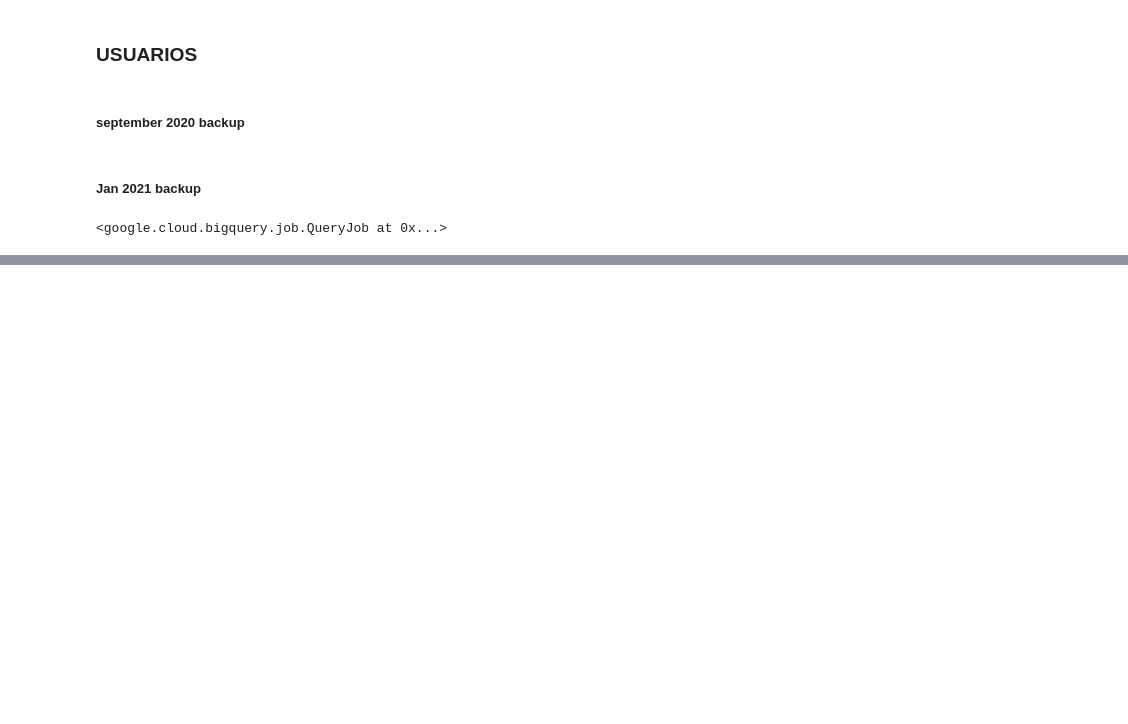
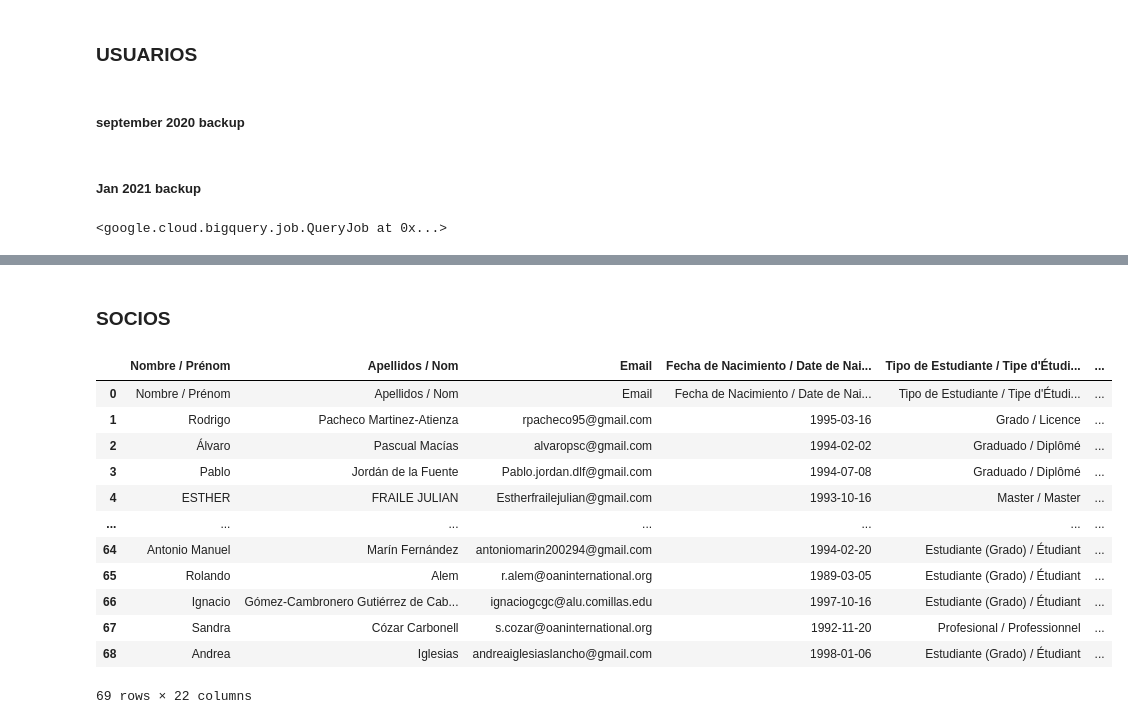
Before and after one commit to OANInternational/nikaritds, a Jupyter notebook: etl_shopify_gbq/etl_firbase_bgq.ipynb, the cells around one changed output, grey strips where cells are left out. Saved outputs shown, nothing was run; the diff lists cells and outputs as text; code cells hidden in the pictures; blank space fills up the shorter version.

```diff
--- a/etl_shopify_gbq/etl_firbase_bgq.ipynb
+++ b/etl_shopify_gbq/etl_firbase_bgq.ipynb
@@ -667,0 +1349,27 @@ client.query(sql)
+# %% [markdown]
+### SOCIOS
+# %%
+sheet = sheet_service.spreadsheets()
+# %%
+SPREADSHEET_ID = "1npTnlYkICz76ctoupzuEH-k1CbXoRh07czTgZDJLOtQ"
+# %%
+rows = sheet.values().get(spreadsheetId=SPREADSHEET_ID,
+                                  range = "libro de socios actualizado (no tocar)").execute()
+# %%
+df_socios = pd.DataFrame(rows['values'][2:],columns=rows['values'][2])
+# %%
+df_socios
+# %% [output]
+|  | Nombre / Prénom | Apellidos / Nom | Email | Fecha de Nacimiento / Date de Nai... | Tipo de Estudiante / Tipe d'Étudi... | ... |
+| 0 | Nombre / Prénom | Apellidos / Nom | Email | Fecha de Nacimiento / Date de Nai... | Tipo de Estudiante / Tipe d'Étudi... | ... |
+| 1 | Rodrigo | Pacheco Martinez-Atienza | rpacheco95@gmail.com | 1995-03-16 | Grado / Licence | ... |
+| 2 | Álvaro | Pascual Macías | alvaropsc@gmail.com | 1994-02-02 | Graduado / Diplômé | ... |
+| 3 | Pablo | Jordán de la Fuente | Pablo.jordan.dlf@gmail.com | 1994-07-08 | Graduado / Diplômé | ... |
+| 4 | ESTHER | FRAILE JULIAN | Estherfrailejulian@gmail.com | 1993-10-16 | Master / Master | ... |
+| ... | ... | ... | ... | ... | ... | ... |
+| 64 | Antonio Manuel | Marín Fernández | antoniomarin200294@gmail.com | 1994-02-20 | Estudiante (Grado) / Étudiant | ... |
+| 65 | Rolando | Alem | r.alem@oaninternational.org | 1989-03-05 | Estudiante (Grado) / Étudiant | ... |
+| 66 | Ignacio | Gómez-Cambronero Gutiérrez de Cab... | ignaciogcgc@alu.comillas.edu | 1997-10-16 | Estudiante (Grado) / Étudiant | ... |
+| 67 | Sandra | Cózar Carbonell | s.cozar@oaninternational.org | 1992-11-20 | Profesional / Professionnel | ... |
+| 68 | Andrea | Iglesias | andreaiglesiaslancho@gmail.com | 1998-01-06 | Estudiante (Grado) / Étudiant | ... |
+69 rows × 22 columns
```
Also changed, not shown: parts of 148 cells of this notebook.
